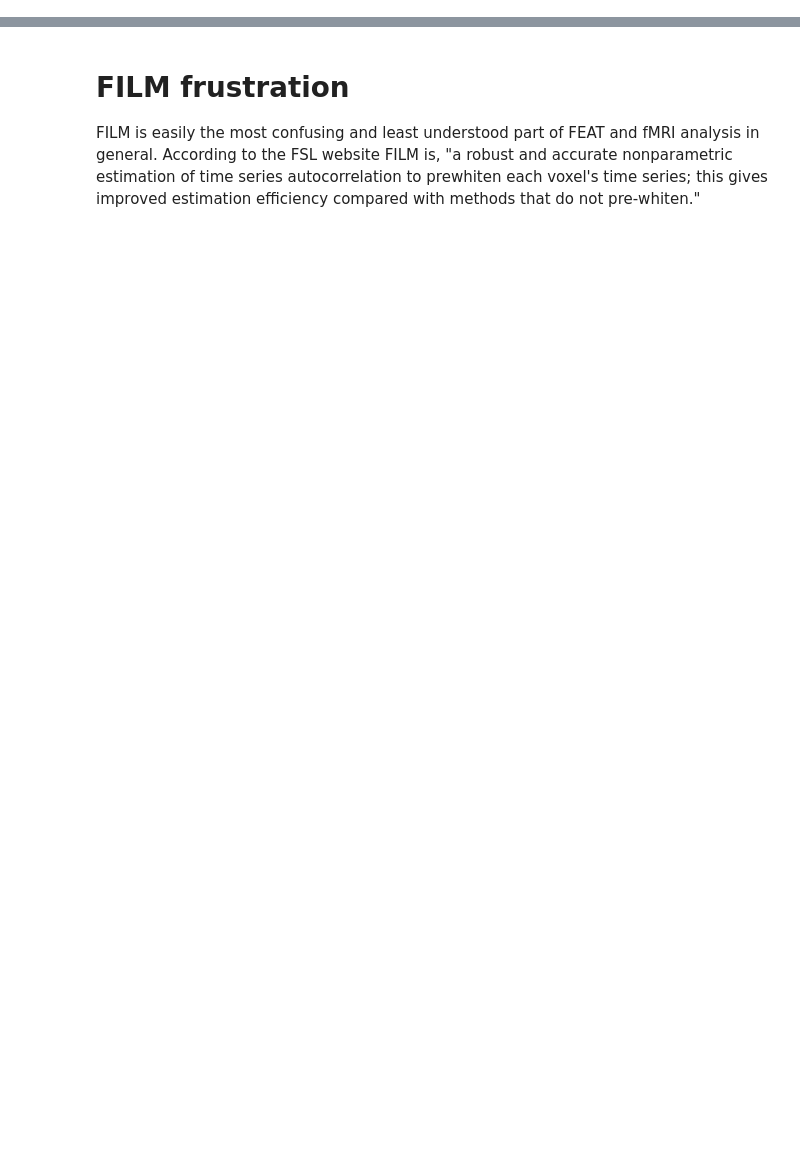
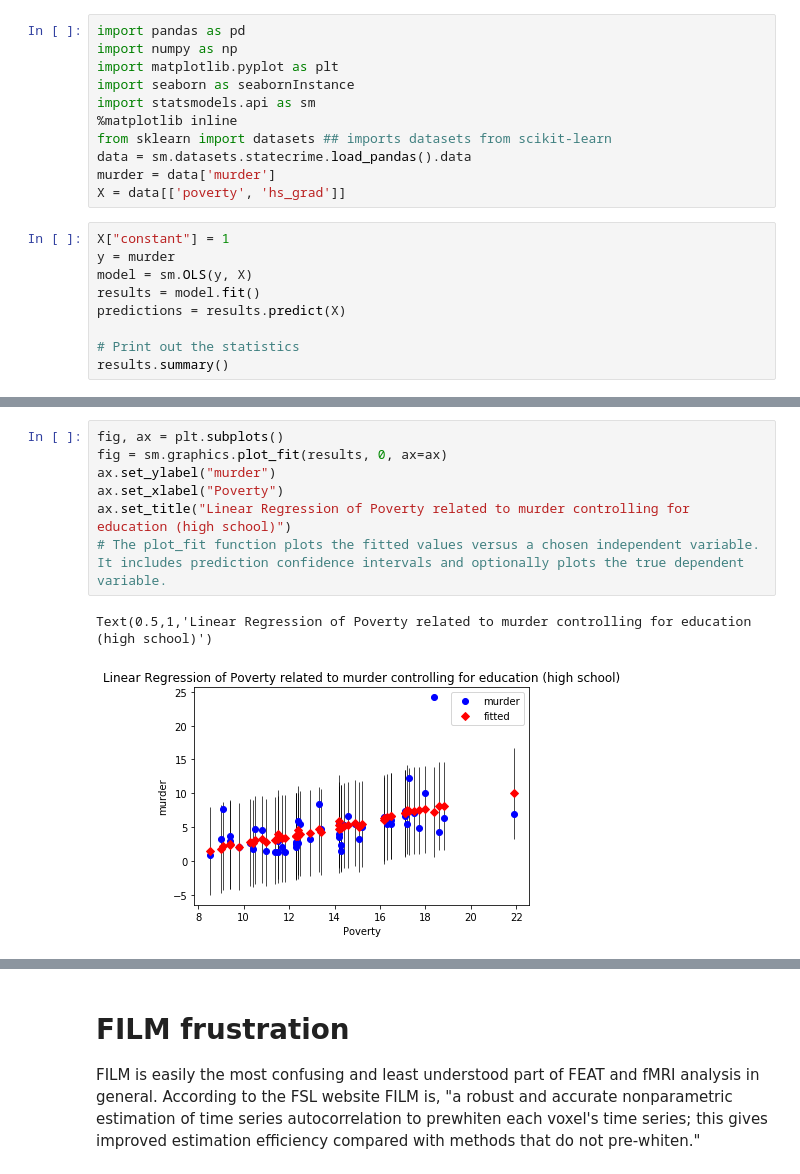
Before and after one commit to grace-shearrer/fMRI_bootcamp2019, a Jupyter notebook: 4dock/notebooks/Stats.ipynb, the cells around one changed output, grey strips where cells are left out. Saved outputs shown, nothing was run; the diff lists cells and outputs as text; blank space fills up the shorter version.

```diff
--- a/4dock/notebooks/Stats.ipynb
+++ b/4dock/notebooks/Stats.ipynb
@@ -0,0 +41,20 @@
+# %%
+import pandas as pd
+import numpy as np
+import matplotlib.pyplot as plt
+import seaborn as seabornInstance
+import statsmodels.api as sm
+%matplotlib inline
+from sklearn import datasets ## imports datasets from scikit-learn
+data = sm.datasets.statecrime.load_pandas().data
+murder = data['murder']
+X = data[['poverty', 'hs_grad']]
+# %%
+X["constant"] = 1
+y = murder
+model = sm.OLS(y, X)
+results = model.fit()
+predictions = results.predict(X)
+
+# Print out the statistics
+results.summary()
@@ -0,0 +104,10 @@
+# %%
+fig, ax = plt.subplots()
+fig = sm.graphics.plot_fit(results, 0, ax=ax)
+ax.set_ylabel("murder")
+ax.set_xlabel("Poverty")
+ax.set_title("Linear Regression of Poverty related to murder controlling for education (high school)")
+# The plot_fit function plots the fitted values versus a chosen independent variable. It includes prediction confidence intervals and optionally plots the true dependent variable.
+# %% [output]
+Text(0.5,1,'Linear Regression of Poverty related to murder controlling for education (high school)')
+[figure, added]
```
Also changed, not shown: parts of 37 cells of this notebook.
